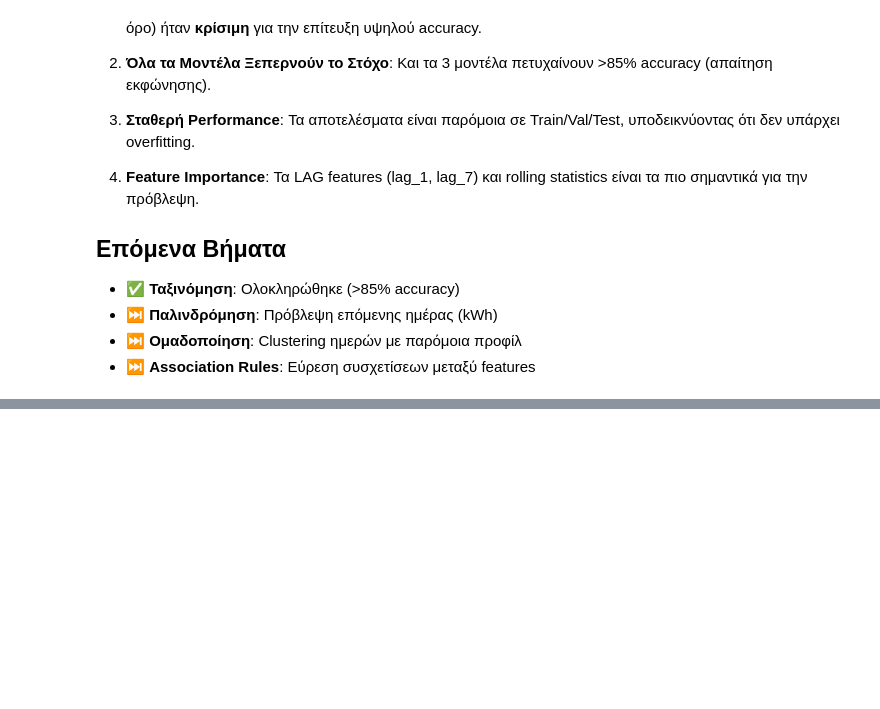
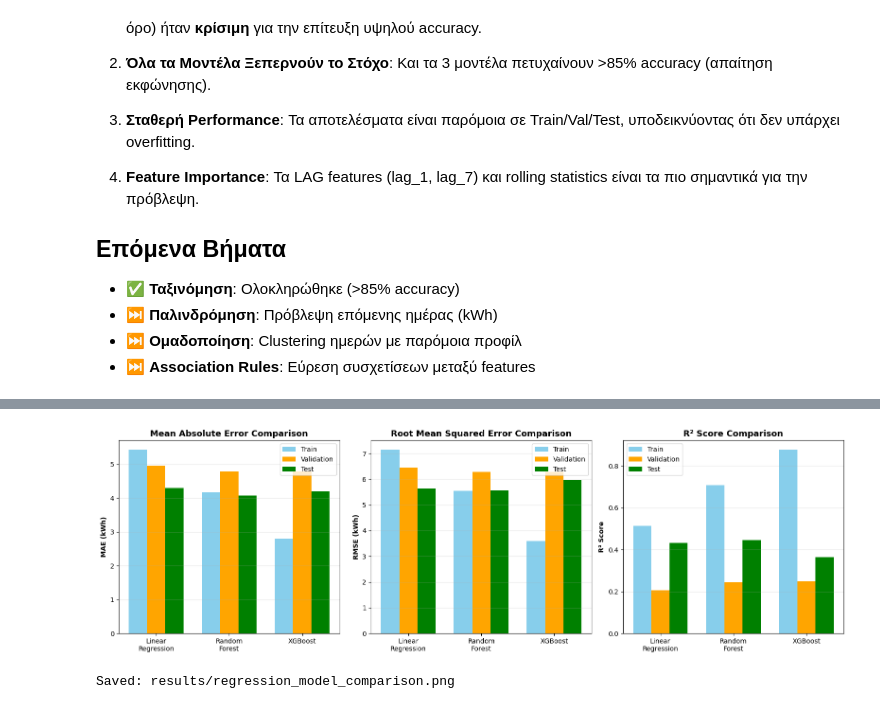
Before and after one commit to KostasPapadogiannis/energy-consumption-mining, a Jupyter notebook: notebooks/modeling.ipynb, the cells around one changed output, grey strips where cells are left out. Cells and saved outputs as stored; diff of their text form; code cells hidden in the pictures; blank space fills up the shorter version.

```diff
--- a/notebooks/modeling.ipynb
+++ b/notebooks/modeling.ipynb
@@ -1105,0 +1442,62 @@ XGBRegressor    4.905     6.378   0.223
+# %%
+# 6.8 Οπτικοποίηση: Model Comparison (Bar Charts)
+
+fig, axes = plt.subplots(1, 3, figsize=(16, 5))
+
+models = ['Linear\nRegression', 'Random\nForest', 'XGBoost']
+x = np.arange(len(models))
+width = 0.25
+
+# MAE Comparison
+train_mae = [lr_results['Train']['MAE'], rf_results['Train']['MAE'], xgb_results['Train']['MAE']]
+val_mae = [lr_results['Validation']['MAE'], rf_results['Validation']['MAE'], xgb_results['Validation']['MAE']]
+test_mae = [lr_results['Test']['MAE'], rf_results['Test']['MAE'], xgb_results['Test']['MAE']]
+
+axes[0].bar(x - width, train_mae, width, label='Train', color='skyblue')
+axes[0].bar(x, val_mae, width, label='Validation', color='orange')
+axes[0].bar(x + width, test_mae, width, label='Test', color='green')
+axes[0].set_ylabel('MAE (kWh)', fontweight='bold')
+axes[0].set_title('Mean Absolute Error Comparison', fontsize=13, fontweight='bold')
+axes[0].set_xticks(x)
+axes[0].set_xticklabels(models)
+axes[0].legend()
+axes[0].grid(axis='y', alpha=0.3)
+
+# RMSE Comparison
+train_rmse = [lr_results['Train']['RMSE'], rf_results['Train']['RMSE'], xgb_results['Train']['RMSE']]
+val_rmse = [lr_results['Validation']['RMSE'], rf_results['Validation']['RMSE'], xgb_results['Validation']['RMSE']]
+test_rmse = [lr_results['Test']['RMSE'], rf_results['Test']['RMSE'], xgb_results['Test']['RMSE']]
+
+axes[1].bar(x - width, train_rmse, width, label='Train', color='skyblue')
+axes[1].bar(x, val_rmse, width, label='Validation', color='orange')
+axes[1].bar(x + width, test_rmse, width, label='Test', color='green')
+axes[1].set_ylabel('RMSE (kWh)', fontweight='bold')
+axes[1].set_title('Root Mean Squared Error Comparison', fontsize=13, fontweight='bold')
+axes[1].set_xticks(x)
+axes[1].set_xticklabels(models)
+axes[1].legend()
+axes[1].grid(axis='y', alpha=0.3)
+
+# R² Comparison
+train_r2 = [lr_results['Train']['R2'], rf_results['Train']['R2'], xgb_results['Train']['R2']]
+val_r2 = [lr_results['Validation']['R2'], rf_results['Validation']['R2'], xgb_results['Validation']['R2']]
+test_r2 = [lr_results['Test']['R2'], rf_results['Test']['R2'], xgb_results['Test']['R2']]
+
+axes[2].bar(x - width, train_r2, width, label='Train', color='skyblue')
+axes[2].bar(x, val_r2, width, label='Validation', color='orange')
+axes[2].bar(x + width, test_r2, width, label='Test', color='green')
+axes[2].set_ylabel('R² Score', fontweight='bold')
+axes[2].set_title('R² Score Comparison', fontsize=13, fontweight='bold')
+axes[2].set_xticks(x)
+axes[2].set_xticklabels(models)
+axes[2].legend()
+axes[2].grid(axis='y', alpha=0.3)
+
+plt.tight_layout()
+plt.savefig(RESULTS_DIR / 'regression_model_comparison.png', dpi=300, bbox_inches='tight')
+plt.show()
+
+print('Saved: results/regression_model_comparison.png')
+# %% [output]
+[figure, added]
+Saved: results/regression_model_comparison.png
```
Also changed, not shown: parts of 15 cells of this notebook, 7 other files.
